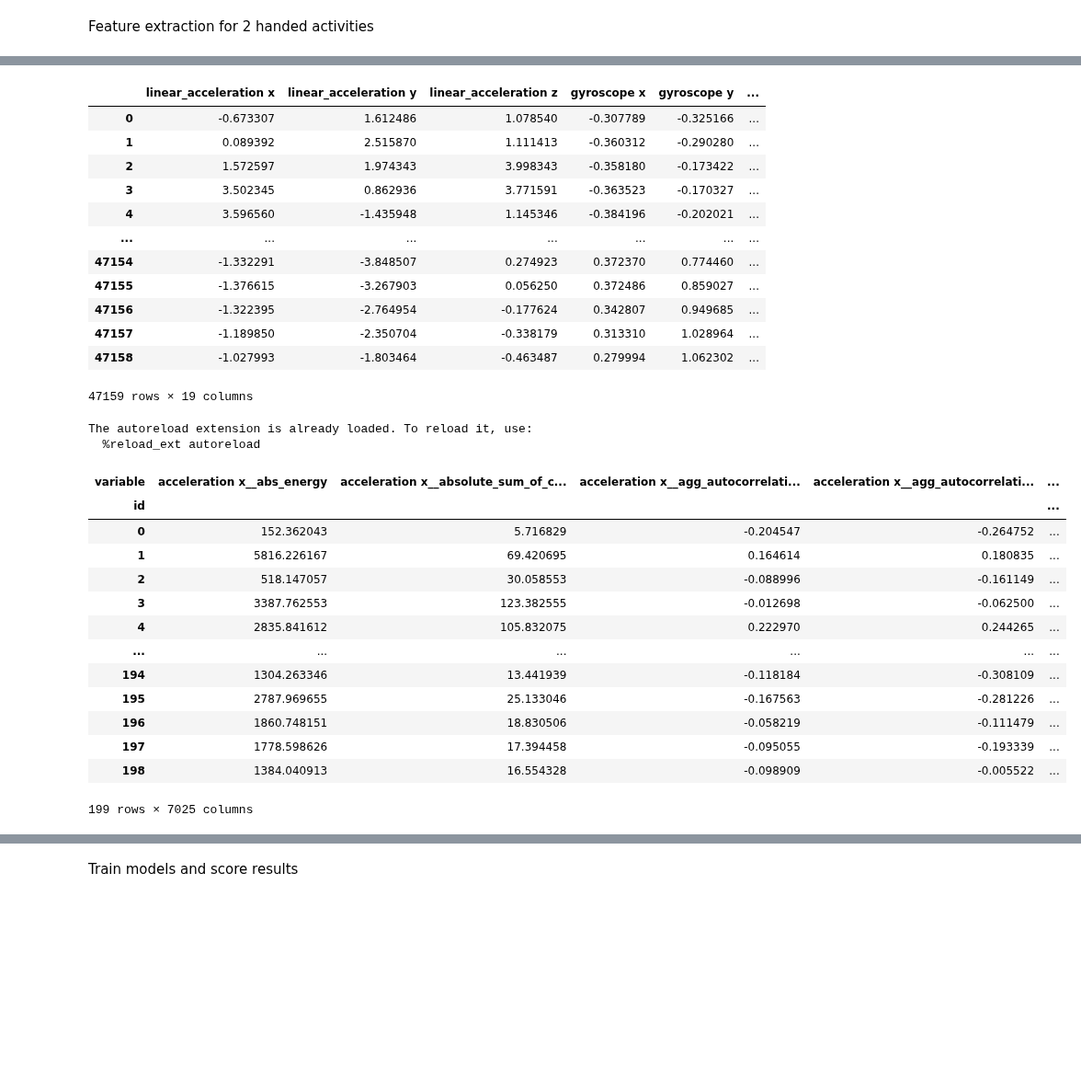
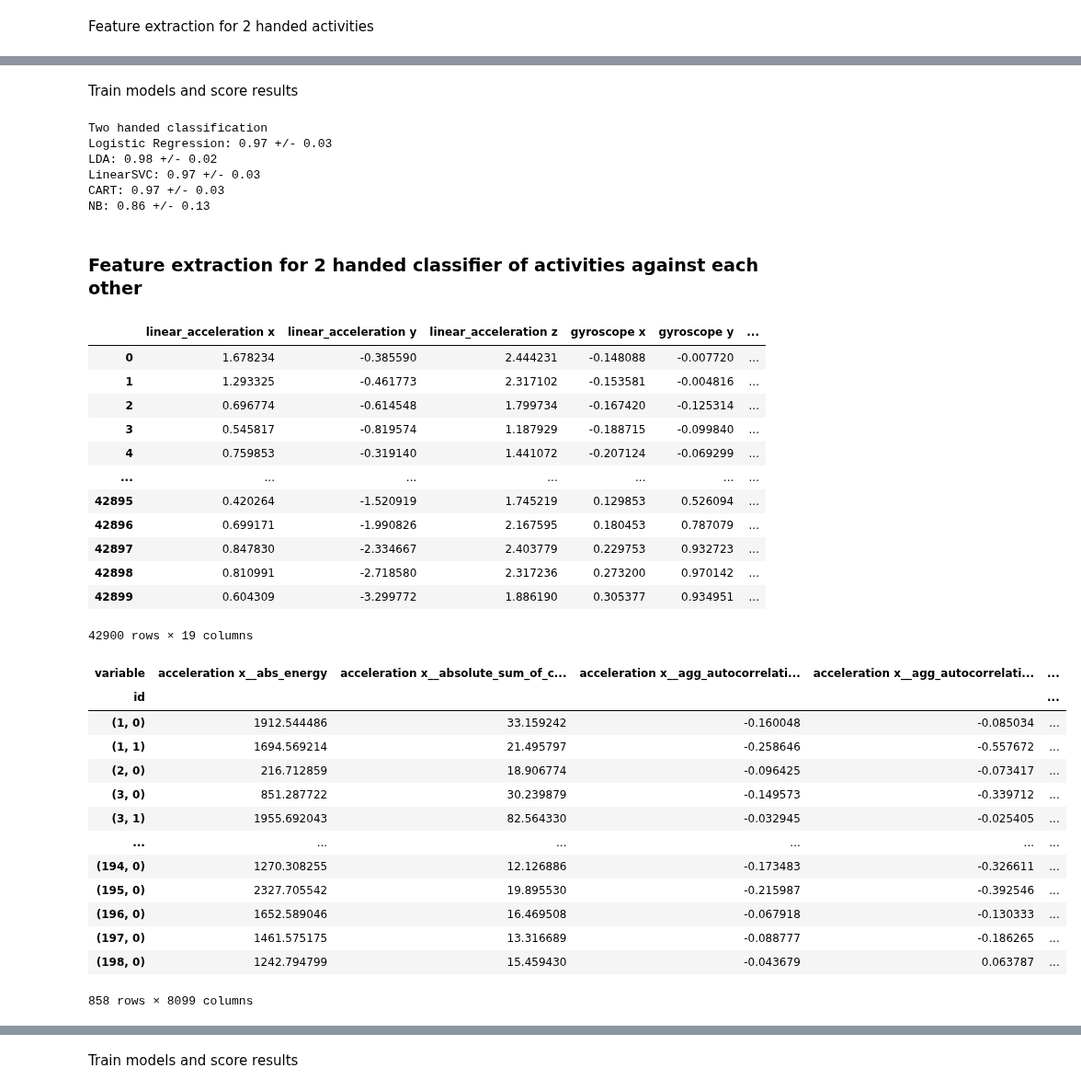
Before and after one commit to mp-mental-health-2020/mp-mental-health-2020, a Jupyter notebook: src/experiments/Supervised Classification.ipynb, the cells around one changed output, grey strips where cells are left out. Shown at 92% size. Saved outputs shown, nothing was run; the diff lists cells and outputs as text; code cells hidden in the pictures; blank space fills up the shorter version.

Commit message:
complete null classification pipeline

```diff
--- a/src/experiments/Supervised Classification.ipynb
+++ b/src/experiments/Supervised Classification.ipynb
@@ -3,15 +23,10 @@ Load up experiment & annotations
 # %%
-import pandas as pd
-import numpy as np
-from data_reading.phyphox import read_experiment
-from preprocessing._interpolation import align_data
-from file_handling import get_sub_directories
-
 experiment_dir_path = "../../data/phyphox/short recordings/"
 experiment_dirs = get_sub_directories(experiment_dir_path)
 
 sample_rate = 50
 chunks = {"right": [], "left": []}
+null_chunks = {"right": [], "left": []}
 y_columns = ["start", "end", "label", "hand"]
 y = pd.DataFrame(columns=y_columns)
 #del experiment_dirs[1]
@@ -36,6 +51,8 @@ for dir in experiment_dirs:
     # iterate over the annotations and split the timeseries in chunks
     for key, df in data_frames.items():
         chunks[key] += [df.iloc[int(annotation["start"]*sample_rate):int(annotation["end"]*sample_rate)] for i, annotation in y_user.iterrows()]
+        # null chunks are everything in between annotations
+        null_chunks[key] += [df.iloc[int(annotation["end"]*sample_rate):int(y_user.iloc[i+1:i+2]["start"]*sample_rate)] for i, annotation in y_user.iterrows() if i < len(y_user)-1]
         #null_chunks[key] += [df.iloc[int(annotation["start"]*sample_rate):int(annotation["end"]*sample_rate)] for i, annotation in y_user.iterrows()]
 # %% [markdown]
 Preprocess data
@@ -101,46 +227,51 @@ See the caveats in the documentation: http://pandas.pydata.org/pandas-docs/stabl
+# %% [markdown]
+Train models and score results
+# %%
+print("Two handed classification")
+classify_all(X_null_test, labels_null_test)
+# %% [output]
+Two handed classification
+Logistic Regression: 0.97 +/- 0.03
+LDA: 0.98 +/- 0.02
+LinearSVC: 0.97 +/- 0.03
+CART: 0.97 +/- 0.03
+NB: 0.86 +/- 0.13
+# %% [markdown]
+### Feature extraction for 2 handed classifier of activities against each other
 # %%
 pd.concat(chunks_two_handed).reset_index(drop=True)
 # %% [output]
 |  | linear_acceleration x | linear_acceleration y | linear_acceleration z | gyroscope x | gyroscope y | ... |
-| 0 | -0.673307 | 1.612486 | 1.078540 | -0.307789 | -0.325166 | ... |
-| 1 | 0.089392 | 2.515870 | 1.111413 | -0.360312 | -0.290280 | ... |
-| 2 | 1.572597 | 1.974343 | 3.998343 | -0.358180 | -0.173422 | ... |
-| 3 | 3.502345 | 0.862936 | 3.771591 | -0.363523 | -0.170327 | ... |
-| 4 | 3.596560 | -1.435948 | 1.145346 | -0.384196 | -0.202021 | ... |
+| 0 | 1.678234 | -0.385590 | 2.444231 | -0.148088 | -0.007720 | ... |
+| 1 | 1.293325 | -0.461773 | 2.317102 | -0.153581 | -0.004816 | ... |
+| 2 | 0.696774 | -0.614548 | 1.799734 | -0.167420 | -0.125314 | ... |
+| 3 | 0.545817 | -0.819574 | 1.187929 | -0.188715 | -0.099840 | ... |
+| 4 | 0.759853 | -0.319140 | 1.441072 | -0.207124 | -0.069299 | ... |
 | ... | ... | ... | ... | ... | ... | ... |
-| 47154 | -1.332291 | -3.848507 | 0.274923 | 0.372370 | 0.774460 | ... |
-| 47155 | -1.376615 | -3.267903 | 0.056250 | 0.372486 | 0.859027 | ... |
-| 47156 | -1.322395 | -2.764954 | -0.177624 | 0.342807 | 0.949685 | ... |
-| 47157 | -1.189850 | -2.350704 | -0.338179 | 0.313310 | 1.028964 | ... |
-| 47158 | -1.027993 | -1.803464 | -0.463487 | 0.279994 | 1.062302 | ... |
+| 42895 | 0.420264 | -1.520919 | 1.745219 | 0.129853 | 0.526094 | ... |
+| 42896 | 0.699171 | -1.990826 | 2.167595 | 0.180453 | 0.787079 | ... |
+| 42897 | 0.847830 | -2.334667 | 2.403779 | 0.229753 | 0.932723 | ... |
+| 42898 | 0.810991 | -2.718580 | 2.317236 | 0.273200 | 0.970142 | ... |
+| 42899 | 0.604309 | -3.299772 | 1.886190 | 0.305377 | 0.934951 | ... |
-47159 rows × 19 columns
+42900 rows × 19 columns
 # %%
-%load_ext autoreload
-%autoreload 2
-
-labels = y.loc[:, "label"].squeeze()
-from features._timeseries_feature_extraction import extract_timeseries_features
 features_two_handed = extract_timeseries_features(pd.concat(chunks_two_handed).reset_index(drop=True))
-# %% [output]
-The autoreload extension is already loaded. To reload it, use:
-  %reload_ext autoreload
 # %%
-
-#features_two_handed.replace([np.inf, -np.inf], np.nan, inplace=True)
-#features_two_handed.dropna(inplace=True, axis=1)
+features_two_handed.replace([np.inf, -np.inf], np.nan, inplace=True)
+features_two_handed.dropna(inplace=True, axis=1)
 features_two_handed
 # %% [output]
 | variable | acceleration x__abs_energy | acceleration x__absolute_sum_of_c... | acceleration x__agg_autocorrelati... | acceleration x__agg_autocorrelati... | ... |
 | id |  |  |  |  | ... |
-| 0 | 152.362043 | 5.716829 | -0.204547 | -0.264752 | ... |
-| 1 | 5816.226167 | 69.420695 | 0.164614 | 0.180835 | ... |
-| 2 | 518.147057 | 30.058553 | -0.088996 | -0.161149 | ... |
-| 3 | 3387.762553 | 123.382555 | -0.012698 | -0.062500 | ... |
-| 4 | 2835.841612 | 105.832075 | 0.222970 | 0.244265 | ... |
+| (1, 0) | 1912.544486 | 33.159242 | -0.160048 | -0.085034 | ... |
+| (1, 1) | 1694.569214 | 21.495797 | -0.258646 | -0.557672 | ... |
+| (2, 0) | 216.712859 | 18.906774 | -0.096425 | -0.073417 | ... |
+| (3, 0) | 851.287722 | 30.239879 | -0.149573 | -0.339712 | ... |
+| (3, 1) | 1955.692043 | 82.564330 | -0.032945 | -0.025405 | ... |
 | ... | ... | ... | ... | ... | ... |
-| 194 | 1304.263346 | 13.441939 | -0.118184 | -0.308109 | ... |
-| 195 | 2787.969655 | 25.133046 | -0.167563 | -0.281226 | ... |
-| 196 | 1860.748151 | 18.830506 | -0.058219 | -0.111479 | ... |
-| 197 | 1778.598626 | 17.394458 | -0.095055 | -0.193339 | ... |
-| 198 | 1384.040913 | 16.554328 | -0.098909 | -0.005522 | ... |
+| (194, 0) | 1270.308255 | 12.126886 | -0.173483 | -0.326611 | ... |
+| (195, 0) | 2327.705542 | 19.895530 | -0.215987 | -0.392546 | ... |
+| (196, 0) | 1652.589046 | 16.469508 | -0.067918 | -0.130333 | ... |
+| (197, 0) | 1461.575175 | 13.316689 | -0.088777 | -0.186265 | ... |
+| (198, 0) | 1242.794799 | 15.459430 | -0.043679 | 0.063787 | ... |
-199 rows × 7025 columns
+858 rows × 8099 columns
```
Also changed, not shown: parts of 27 cells of this notebook, 2 other files.
